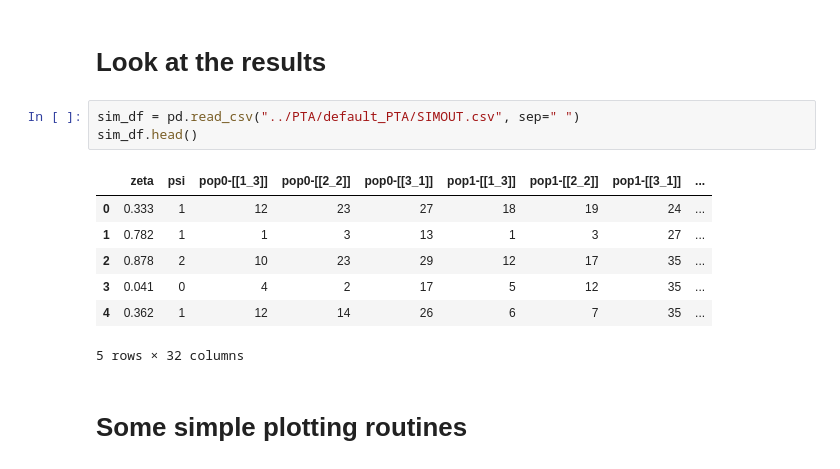
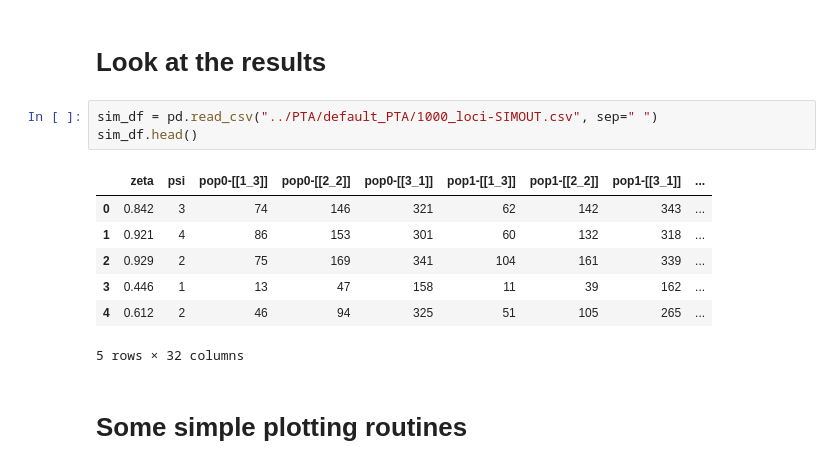
Before and after one commit to isaacovercast/PTA, a Jupyter notebook: jupyter-notebooks/PTA-Dev.ipynb, the cells around one changed output. Saved outputs shown, nothing was run; the diff lists cells and outputs as text.

```diff
--- a/jupyter-notebooks/PTA-Dev.ipynb
+++ b/jupyter-notebooks/PTA-Dev.ipynb
@@ -53,15 +53,15 @@ msfs_list = model.serial_simulate(nsims=2, quiet=False, verbose=False)
 # %% [markdown]
 # Look at the results
 # %%
-sim_df = pd.read_csv("../PTA/default_PTA/SIMOUT.csv", sep=" ")
+sim_df = pd.read_csv("../PTA/default_PTA/1000_loci-SIMOUT.csv", sep=" ")
 sim_df.head()
 # %% [output]
 |  | zeta | psi | pop0-[[1_3]] | pop0-[[2_2]] | pop0-[[3_1]] | pop1-[[1_3]] | pop1-[[2_2]] | pop1-[[3_1]] | ... |
-| 0 | 0.333 | 1 | 12 | 23 | 27 | 18 | 19 | 24 | ... |
-| 1 | 0.782 | 1 | 1 | 3 | 13 | 1 | 3 | 27 | ... |
-| 2 | 0.878 | 2 | 10 | 23 | 29 | 12 | 17 | 35 | ... |
-| 3 | 0.041 | 0 | 4 | 2 | 17 | 5 | 12 | 35 | ... |
-| 4 | 0.362 | 1 | 12 | 14 | 26 | 6 | 7 | 35 | ... |
+| 0 | 0.842 | 3 | 74 | 146 | 321 | 62 | 142 | 343 | ... |
+| 1 | 0.921 | 4 | 86 | 153 | 301 | 60 | 132 | 318 | ... |
+| 2 | 0.929 | 2 | 75 | 169 | 341 | 104 | 161 | 339 | ... |
+| 3 | 0.446 | 1 | 13 | 47 | 158 | 11 | 39 | 162 | ... |
+| 4 | 0.612 | 2 | 46 | 94 | 325 | 51 | 105 | 265 | ... |
 5 rows × 32 columns
 # %% [markdown]
 # Some simple plotting routines
```
Also changed, not shown: parts of 2 cells of this notebook.
